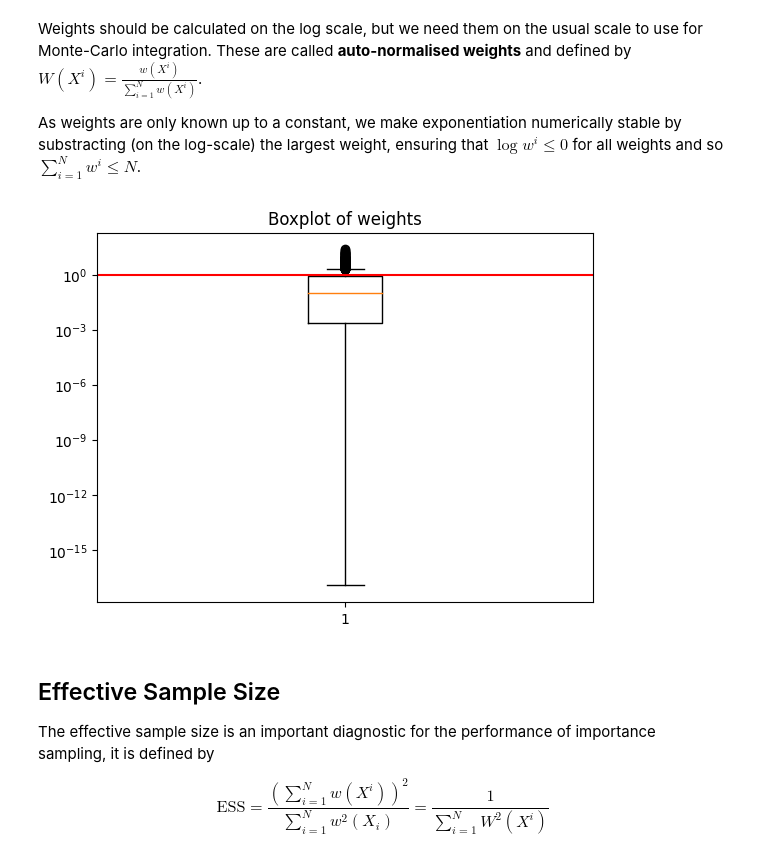
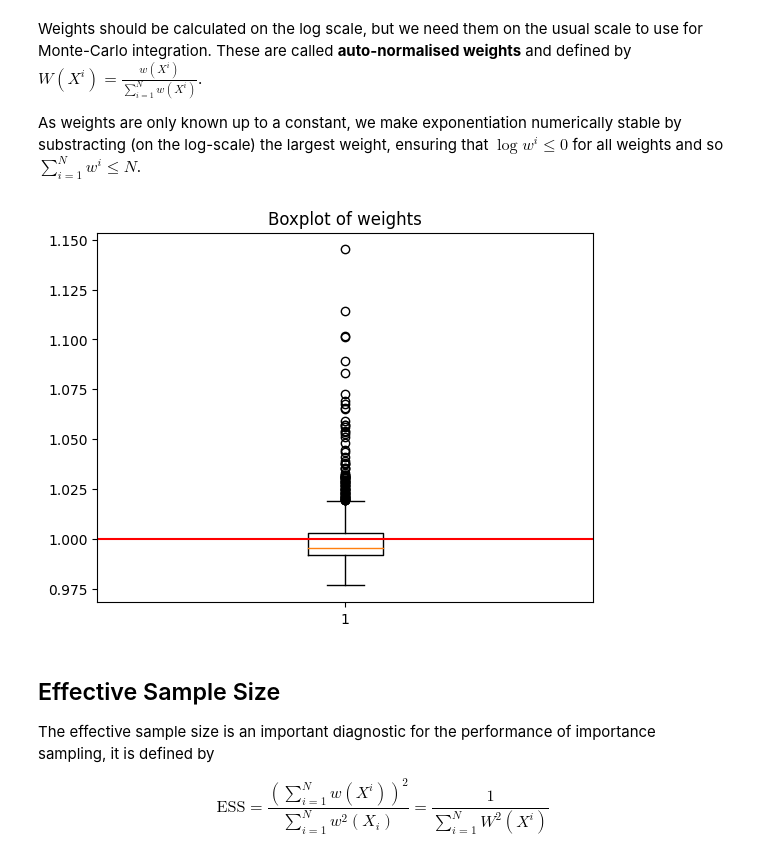
Before and after one commit to stefanheyder/isssm, a Jupyter notebook: nbs/40_importance_sampling.ipynb, the cells around one changed output. Drawn from its saved outputs; the diff is of its cells as text; code cells hidden in the pictures.

```diff
--- a/nbs/40_importance_sampling.ipynb
+++ b/nbs/40_importance_sampling.ipynb
@@ -174,13 +174,12 @@ def normalize_weights(
 # %%
 weights = normalize_weights(lw)
 
 plt.boxplot(weights*N)
 plt.title("Boxplot of weights")
 plt.axhline(1, color="red")
-plt.yscale("log")
 plt.show()
 # %% [output]
-[figure, old version]
+[figure, new version]
 # %% [markdown]
 ## Effective Sample Size
 
```
Also changed, not shown: parts of 2 cells of this notebook, 12 other files.
